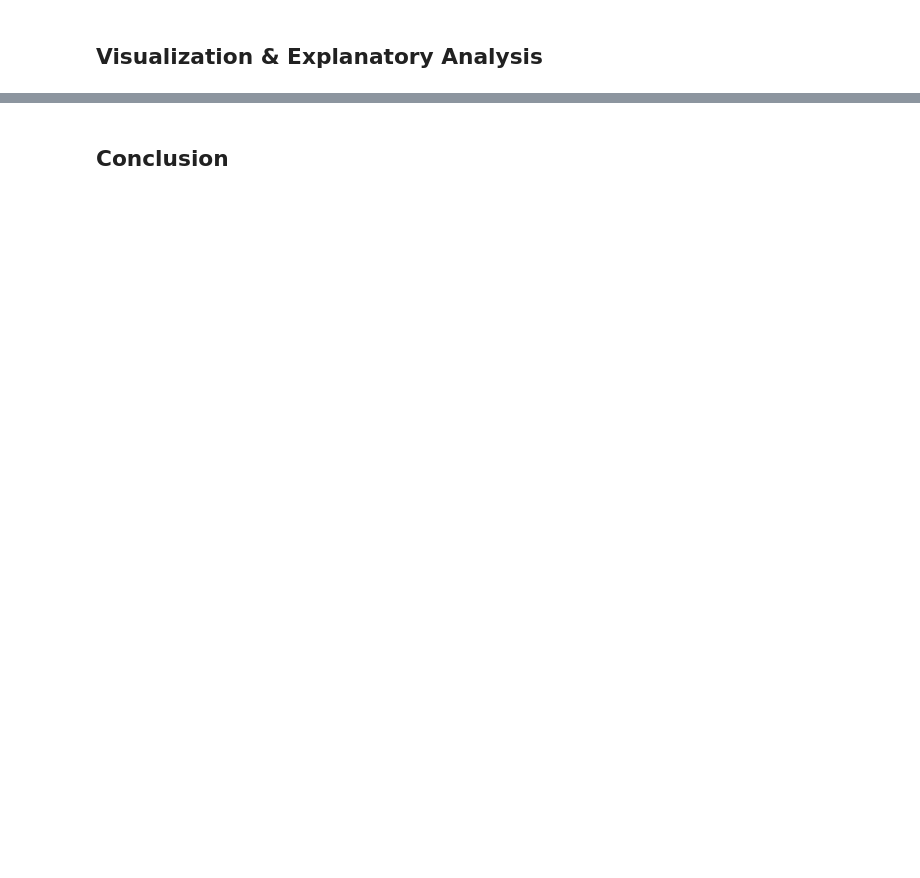
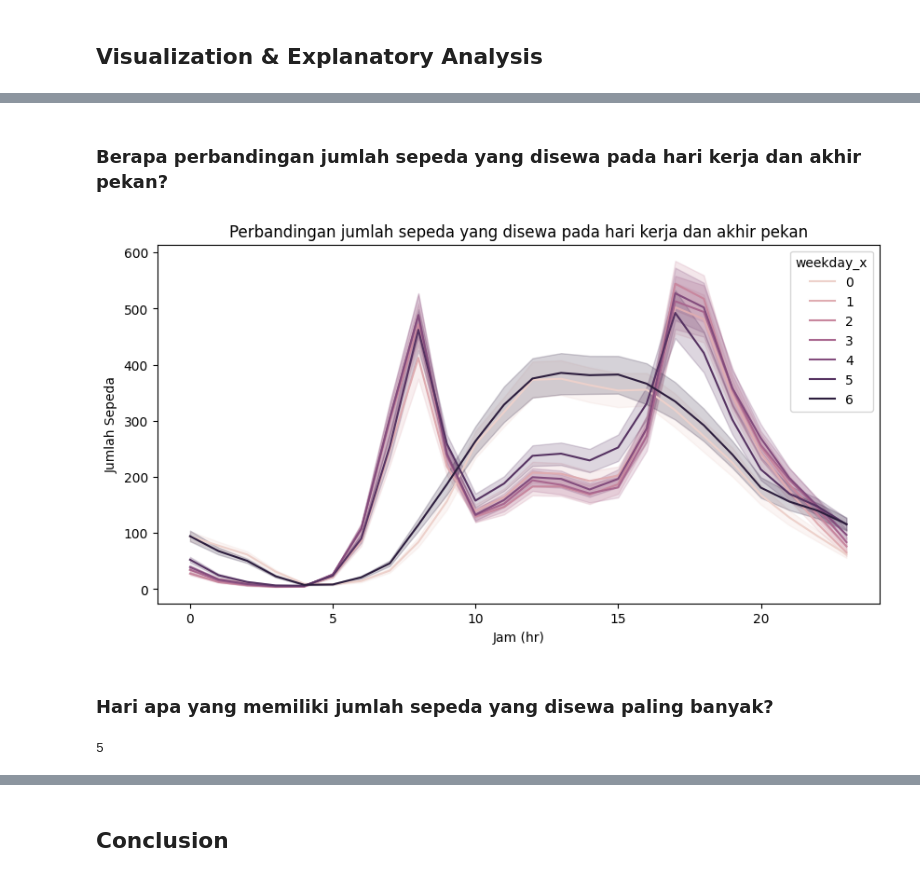
Before and after one commit to isnanramalia/dicoding-latihanDataMining, a Jupyter notebook: proyek_akhir/notebook.ipynb, the cells around one changed output, grey strips where cells are left out. Cells and saved outputs as stored; diff of their text form; code cells hidden in the pictures; blank space fills up the shorter version.

```diff
--- a/proyek_akhir/notebook.ipynb
+++ b/proyek_akhir/notebook.ipynb
@@ -318,0 +389,20 @@ Name: instant, Length: 731, dtype: int64>
+# %% [markdown]
+### Berapa perbandingan jumlah sepeda yang disewa pada hari kerja dan akhir pekan?
+# %%
+# perbandingan jumlah sepeda yang disewa pada hari kerja dan akhir pekan
+plt.figure(figsize=(10,5))
+sns.lineplot(data=all_data, x='hr', y='cnt_x', hue='weekday_x')
+plt.title('Perbandingan jumlah sepeda yang disewa pada hari kerja dan akhir pekan')
+plt.xlabel('Jam (hr)')
+plt.ylabel('Jumlah Sepeda')
+plt.show()
+# %% [output]
+[figure, added]
+# %% [markdown]
+### Hari apa yang memiliki jumlah sepeda yang disewa paling banyak?
+# %%
+# hari apa yang memiliki jumlah sepeda yang disewa paling banyak?
+most_bikes_weekday = all_data.groupby('weekday_x')['cnt_x'].sum().idxmax()
+print(most_bikes_weekday)
+# %% [output]
+5
```
Also changed, not shown: parts of 19 cells of this notebook.
